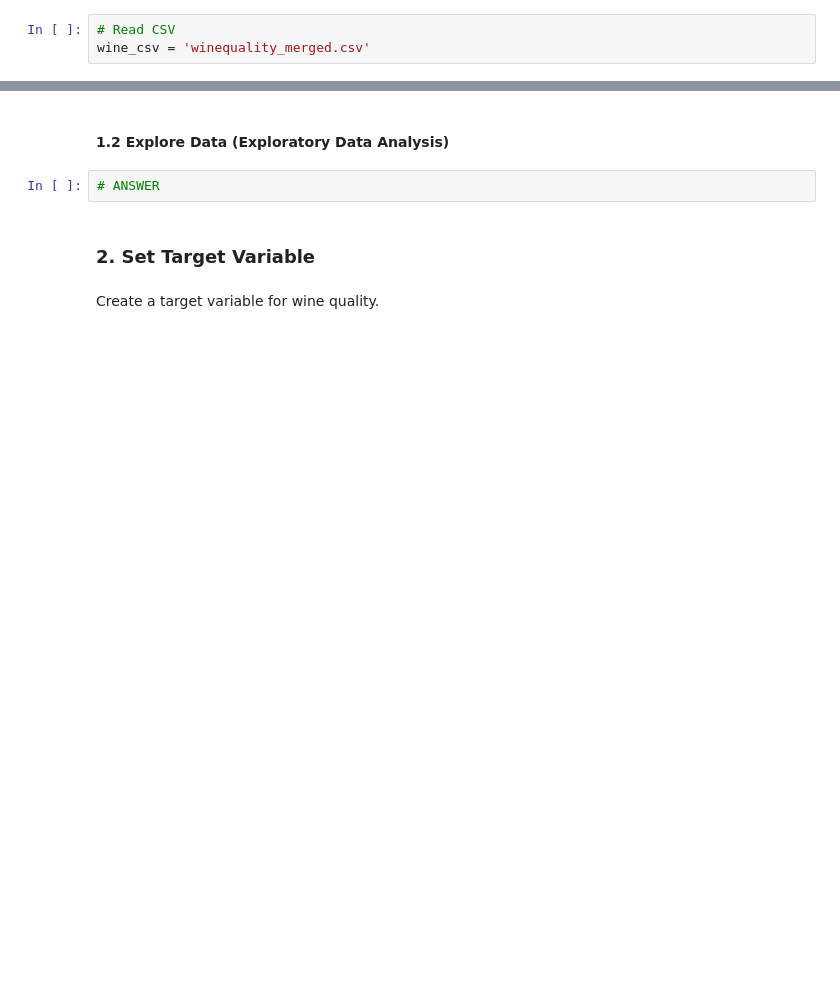
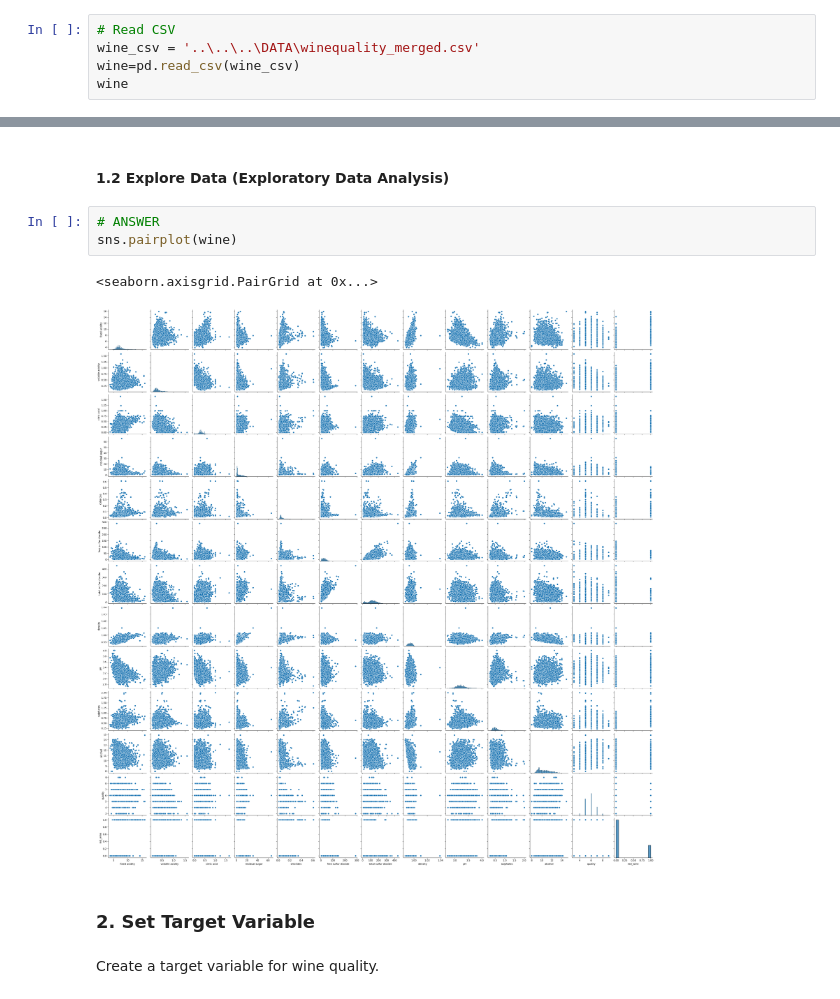
Before and after one commit to nhityv/IOD-testing, a Jupyter notebook: Module4/Labs4/IOD_Lab 4.2.1.ipynb, the cells around one changed output, grey strips where cells are left out. Saved outputs shown, nothing was run; the diff lists cells and outputs as text; blank space fills up the shorter version.

```diff
--- a/Module4/Labs4/IOD_Lab 4.2.1.ipynb
+++ b/Module4/Labs4/IOD_Lab 4.2.1.ipynb
@@ -17,4 +17,6 @@ import seaborn as sns
 #### 1.1 Load Data
 # %%
 # Read CSV
-wine_csv = 'winequality_merged.csv'
+wine_csv = '..\..\..\DATA\winequality_merged.csv'
+wine=pd.read_csv(wine_csv)
+wine
@@ -22,6 +38,10 @@ wine_csv = 'winequality_merged.csv'
 #### 1.2 Explore Data (Exploratory Data Analysis)
 # %%
 # ANSWER
+sns.pairplot(wine)
+# %% [output]
+<seaborn.axisgrid.PairGrid at 0x...>
+[figure, added]
 # %% [markdown]
 ### 2. Set Target Variable
 # %% [markdown]
```
Also changed, not shown: parts of 11 cells of this notebook, 3 other files.
